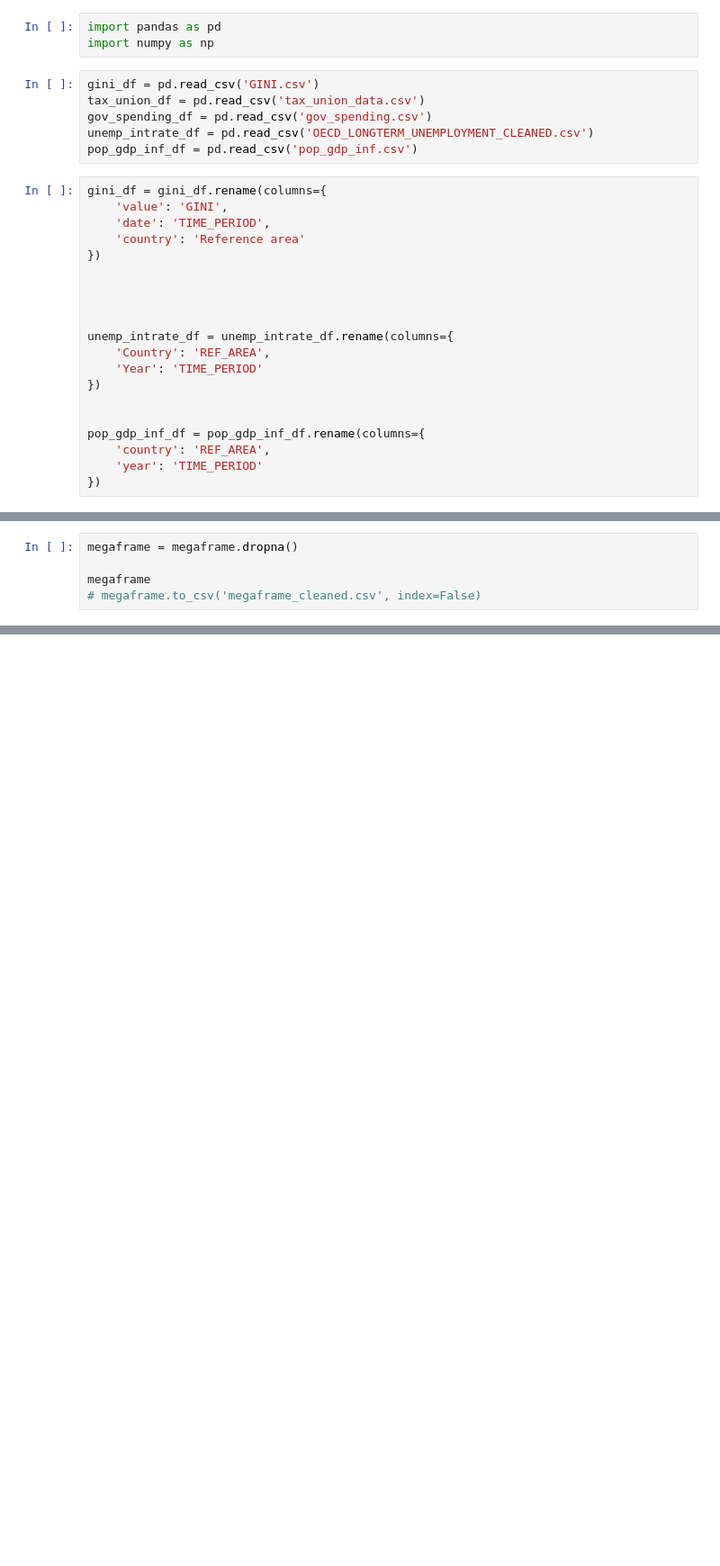
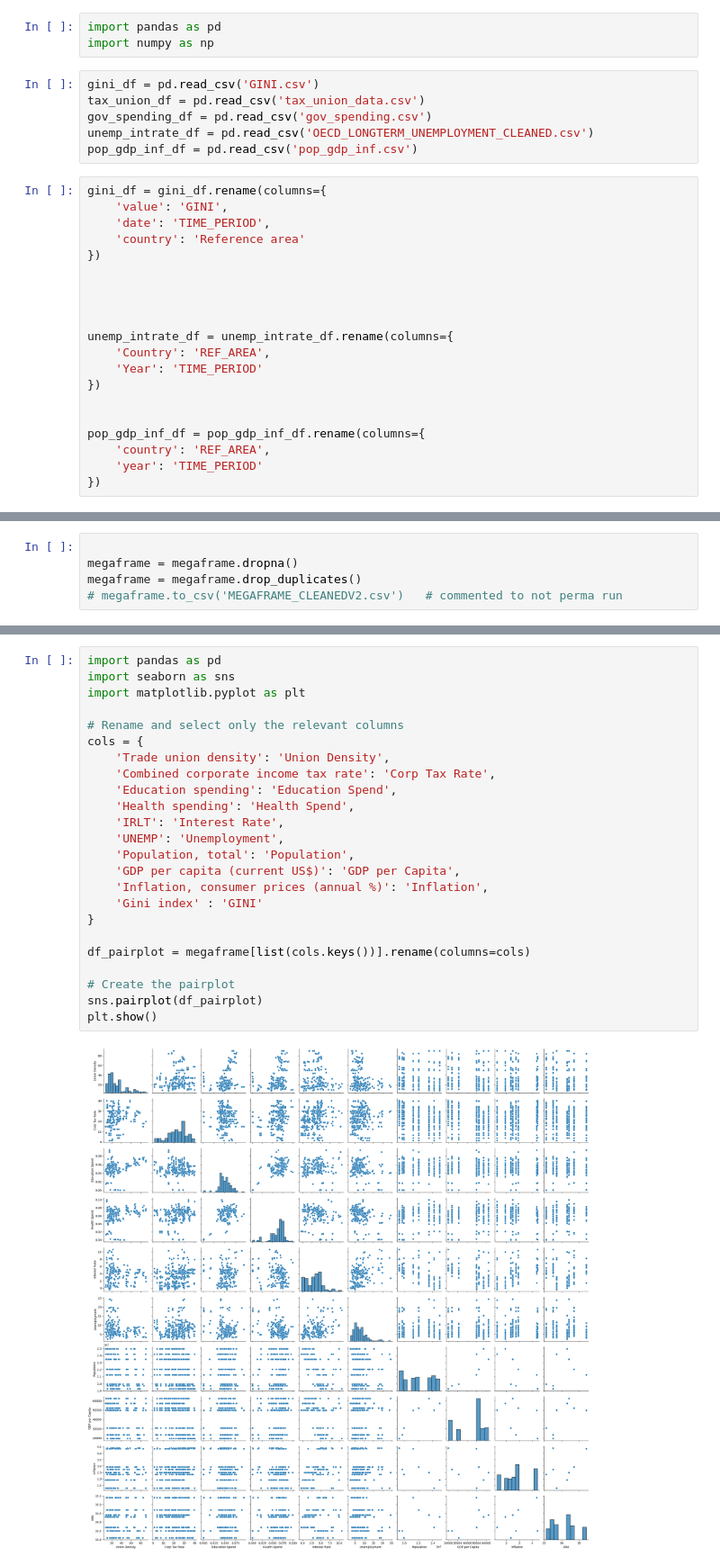
Before and after one commit to songmichael11/Consensus, a Jupyter notebook: datasets/Megaframe.ipynb, the cells around one changed output, grey strips where cells are left out. Shown: that part at 90% size. Drawn from its saved outputs; the diff is of its cells as text; blank space fills up the shorter version.

```diff
--- a/datasets/Megaframe.ipynb
+++ b/datasets/Megaframe.ipynb
@@ -185,5 +144,5 @@ megaframe
 # %%
+
 megaframe = megaframe.dropna()
-
-megaframe
-# megaframe.to_csv('megaframe_cleaned.csv', index=False)
+megaframe = megaframe.drop_duplicates()
+# megaframe.to_csv('MEGAFRAME_CLEANEDV2.csv')   # commented to not perma run
@@ -189,0 +165,26 @@ megaframe
+# %%
+import pandas as pd
+import seaborn as sns
+import matplotlib.pyplot as plt
+
+# Rename and select only the relevant columns
+cols = {
+    'Trade union density': 'Union Density',
+    'Combined corporate income tax rate': 'Corp Tax Rate',
+    'Education spending': 'Education Spend',
+    'Health spending': 'Health Spend',
+    'IRLT': 'Interest Rate',
+    'UNEMP': 'Unemployment',
+    'Population, total': 'Population',
+    'GDP per capita (current US$)': 'GDP per Capita',
+    'Inflation, consumer prices (annual %)': 'Inflation',
+    'Gini index' : 'GINI'
+}
+
+df_pairplot = megaframe[list(cols.keys())].rename(columns=cols)
+
+# Create the pairplot
+sns.pairplot(df_pairplot)
+plt.show()
+# %% [output]
+[figure, added]
```
Also changed, not shown: parts of 10 cells of this notebook.
